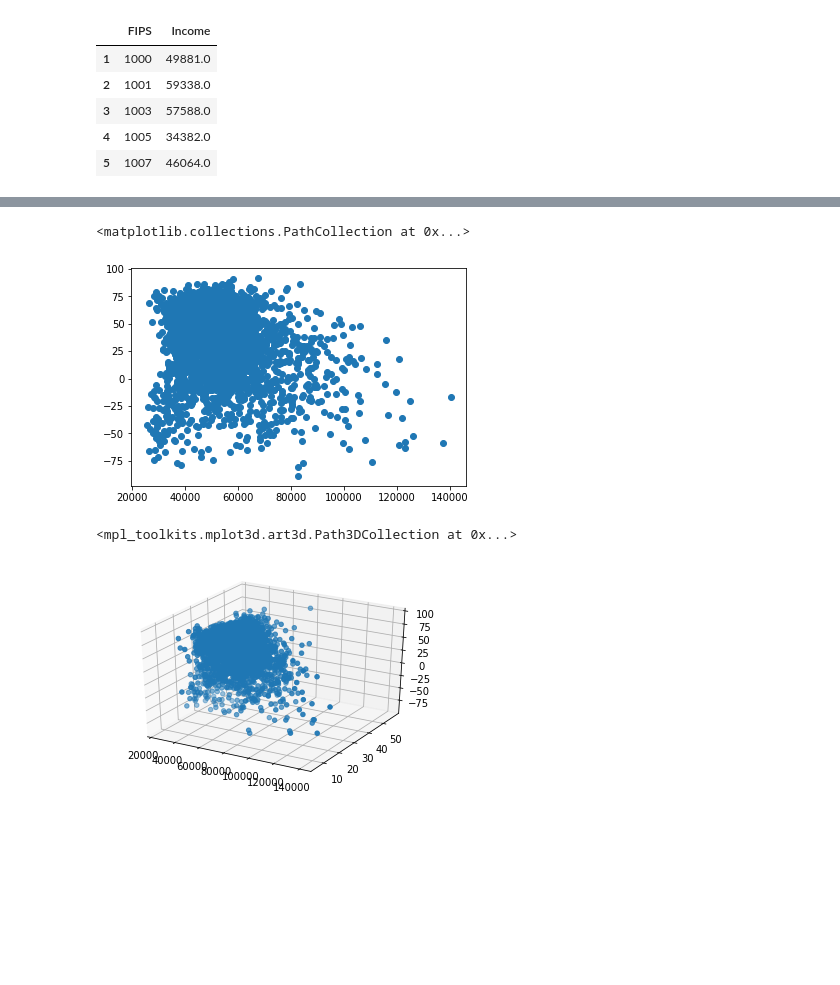
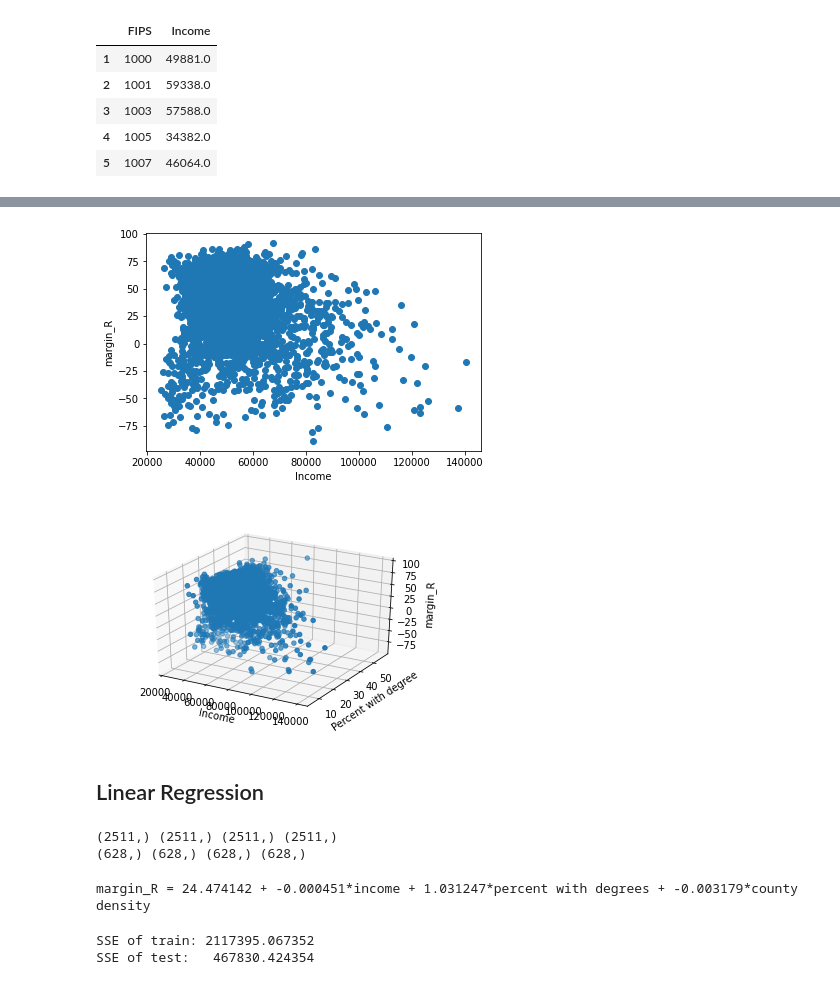
Before and after one commit to GiacomoPuccini/COGS-109-Project, a Jupyter notebook: COGS109_final.ipynb, the cells around one changed output, grey strips where cells are left out. Cells and saved outputs as stored; diff of their text form; code cells hidden in the pictures; blank space fills up the shorter version.

```diff
--- a/COGS109_final.ipynb
+++ b/COGS109_final.ipynb
@@ -128,12 +120,20 @@ allData
 # %%
 plt.scatter(allData["Income"], allData["margin_R"])
+plt.xlabel("Income")
+plt.ylabel("margin_R")
+plt.show()
 # %% [output]
-<matplotlib.collections.PathCollection at 0x...>
-[figure, old version]
+[figure, new version]
 # %%
 fig = plt.figure()
 ax = fig.add_subplot(111, projection='3d')
 ax.scatter(allData["Income"], allData["Percent with degree"], allData["margin_R"])
+ax.set_xlabel("Income")
+ax.set_ylabel("Percent with degree")
+ax.set_zlabel("margin_R")
+ax.dist = 11
+plt.show()
 # %% [output]
-<mpl_toolkits.mplot3d.art3d.Path3DCollection at 0x...>
-[figure, old version]
+[figure, new version]
+# %% [markdown]
+## Linear Regression
@@ -139,0 +149,19 @@ ax.scatter(allData["Income"], allData["Percent with degree"], allData["margin_R"
+# %%
+print(X1_train.shape, X2_train.shape, X3_train.shape, Y_train.shape)
+print(X1_test.shape, X2_test.shape, X3_test.shape, Y_test.shape)
+# %% [output]
+(2511,) (2511,) (2511,) (2511,)
+(628,) (628,) (628,) (628,)
+# %%
+ones = np.ones(len(X1_train))
+
+A_train = np.vstack([ones, X1_train, X2_train, X3_train]).T
+
+W = np.linalg.lstsq(A_train, Y_train)[0]
+
+print("margin_R = %f + %f*income + %f*percent with degrees + %f*county density"%\
+     (W[0], W[1], W[2], W[3]))
+
+Y_train_pred = np.matmul(A_train, W)
+# %% [output]
+margin_R = 24.474142 + -0.000451*income + 1.031247*percent with degrees + -0.003179*county density
@@ -139,0 +174,10 @@ ax.scatter(allData["Income"], allData["Percent with degree"], allData["margin_R"
+# %%
+# SSE
+sse_train = sum((Y_train_pred - Y_train)**2)
+print("SSE of train: %f"%sse_train)
+
+sse_test = sum((Y_test_pred - Y_test)**2)
+print("SSE of test:   %f"%sse_test)
+# %% [output]
+SSE of train: 2117395.067352
+SSE of test:   467830.424354
```
Also changed, not shown: parts of 9 cells of this notebook.
